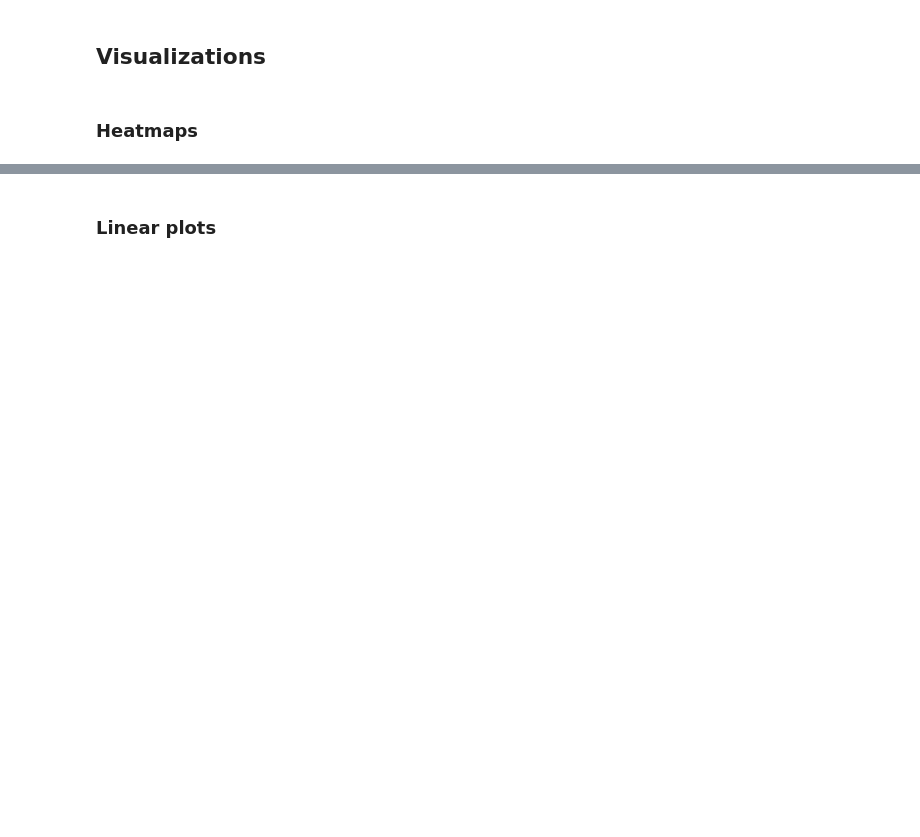
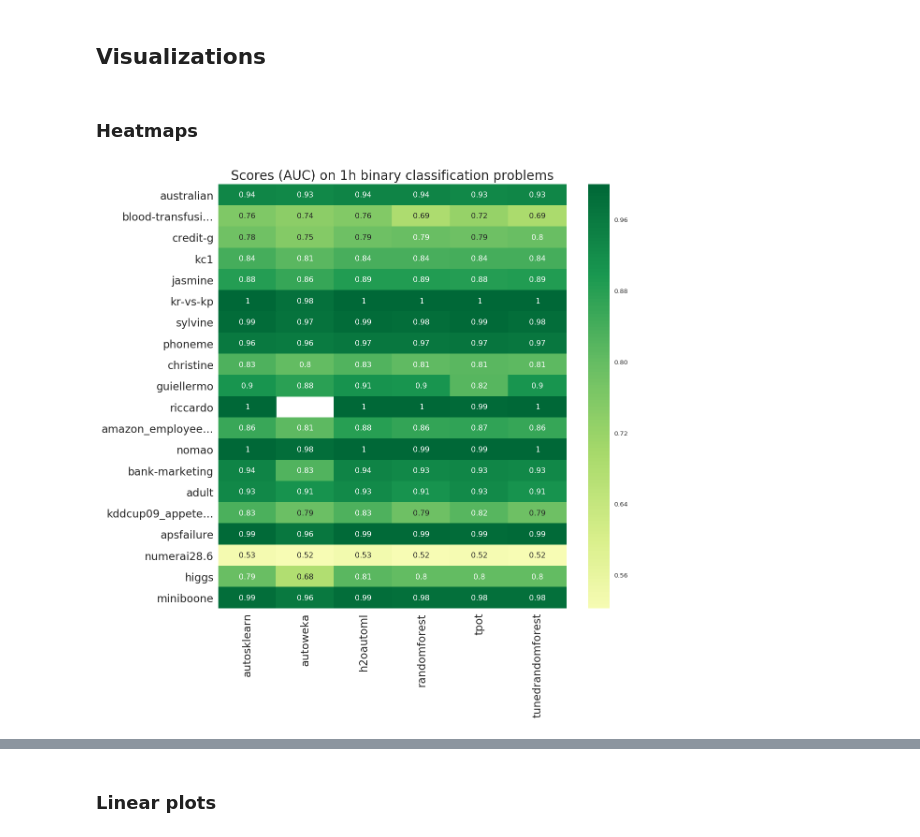
Before and after one commit to openml/automlbenchmark, a Jupyter notebook: reports/reports.ipynb, the cells around one changed output, grey strips where cells are left out. Cells and saved outputs as stored; diff of their text form; code cells hidden in the pictures; blank space fills up the shorter version.

Commit message:
reports: add sorting by size + modified code to facilitate comparisons between results

```diff
--- a/reports/reports.ipynb
+++ b/reports/reports.ipynb
@@ -83,8 +90,9 @@ all_results_files = {
     ]
 }
 
-results_group = '4h'
+results_group = '1h'
 results_files = all_results_files[results_group]
+tasks_sort_by = 'nrows'
 # %% [markdown]
 #### Loading results, formatting and adding columns
 - `result` is the raw result metric computed from predictions at the end the benchmark.
@@ -384,6 +690,8 @@ render_leaderboard('score', filename="folds_leaderboard.csv");
 # %% [markdown]
 ## Visualizations
 # %%
+# common functions for visualizations
+
 def savefig(fig, path):
     fig.savefig(path, bbox_inches='tight')
 
@@ -398,17 +706,24 @@ def set_labels(axes,
                title=None,
                xlabel=None, ylabel=None,
                x_labels=None, y_labels=None,
+               x_tick_params=None, y_tick_params=None,
                legend_title=None):
-    axes.set_title(title, fontsize='xx-large')
-    axes.set_xlabel(xlabel, fontsize='x-large')
-    axes.set_ylabel(ylabel, fontsize='x-large')
-    axes.tick_params(labelsize='x-large')
+
+    axes.set_title('' if not title else title, fontsize='xx-large')
+    axes.set_xlabel('' if not xlabel else xlabel, fontsize='x-large')
+    axes.set_ylabel('' if not ylabel else ylabel, fontsize='x-large')
+    if not x_tick_params:
+        x_tick_params = {}
+    if not y_tick_params:
+        y_tick_params = {}
+    axes.tick_params(axis='x', labelsize='x-large', **x_tick_params)
+    axes.tick_params(axis='y', labelsize='x-large', **y_tick_params)
     if x_labels is not None:
         axes.set_xticklabels(x_labels)
     if y_labels is not None:
         axes.set_yticklabels(y_labels)
     legend = axes.get_legend()
-    if legend is not None:
+    if legend:
         legend_title = legend_title or legend.get_title().get_text()
         legend.set_title(legend_title, prop=dict(size='x-large'))
         for text in legend.get_texts():
@@ -436,19 +751,25 @@ def draw_heatmap(df,
         axes = sb.heatmap(df, xticklabels=x_labels, yticklabels=y_labels,
                           annot=True, cmap='RdYlGn', robust=True,
                           **kwargs)
-        axes.tick_params(axis='y', labelrotation=0)
-        set_labels(axes, title=title, xlabel=xlabel, ylabel=ylabel)
+        set_labels(axes, title=title,
+                   xlabel=xlabel, ylabel=ylabel,
+                   x_tick_params=dict(labelrotation=90))
         fig = axes.get_figure()
         fig.set_size_inches(10, df.shape[0]/2)
         fig.set_dpi(120)
         return fig
 
-def draw_score_heatmap(col, results=all_results, type_filter='all', filename=None, **kwargs):
+def draw_score_heatmap(col, results, type_filter='all', metadata=None, y_sort_by=None,
+                       filename=None, **kwargs):
     df = (results.groupby(['type', 'task', 'framework'])[col]
                  .mean()
                  .unstack())
     df = (df if type_filter == 'all'
              else df[df.index.get_loc(type_filter)])
+    if metadata and y_sort_by:
+        sort_by = lambda row: row.task.apply(lambda t: getattr(metadata[t], y_sort_by))
+        df = sort_dataframe(df, by=sort_by)
+
     fig = draw_heatmap(df,
                        y_labels=task_labels(df.index),
 #                        xlabel="Framework", ylabel="Task",
@@ -456,17 +777,20 @@ def draw_score_heatmap(col, results=all_results, type_filter='all', filename=Non
     if filename is not None:
         savefig(fig, create_file("graphics", results_group, filename))
     return fig
-
-
-# heatmap_results = all_results.loc[~all_results.framework.isin(['constantpredictor', 'randomforest'])]
-heatmap_results = all_results.loc[~all_results.framework.isin(['constantpredictor'])]
+# %%
+# heatmap_results = res.results.loc[~res.results.framework.isin(['constantpredictor', 'randomforest'])]
+heatmap_results = res.results.loc[~res.results.framework.isin(['constantpredictor'])]
 # %%
 draw_score_heatmap('imp_score',
                    results=heatmap_results,
                    type_filter='binary',
+                   metadata=res.metadata,
+                   y_sort_by=tasks_sort_by,
                    title=f"Scores ({binary_score_label}) on {results_group} binary classification problems",
                    filename="binary_score_heat.png",
                    center=0.5);
+# %% [output]
+[figure, added]
 # %%
 draw_score_heatmap('imp_score',
                    results=heatmap_results,
```
Also changed, not shown: parts of 45 cells of this notebook.
